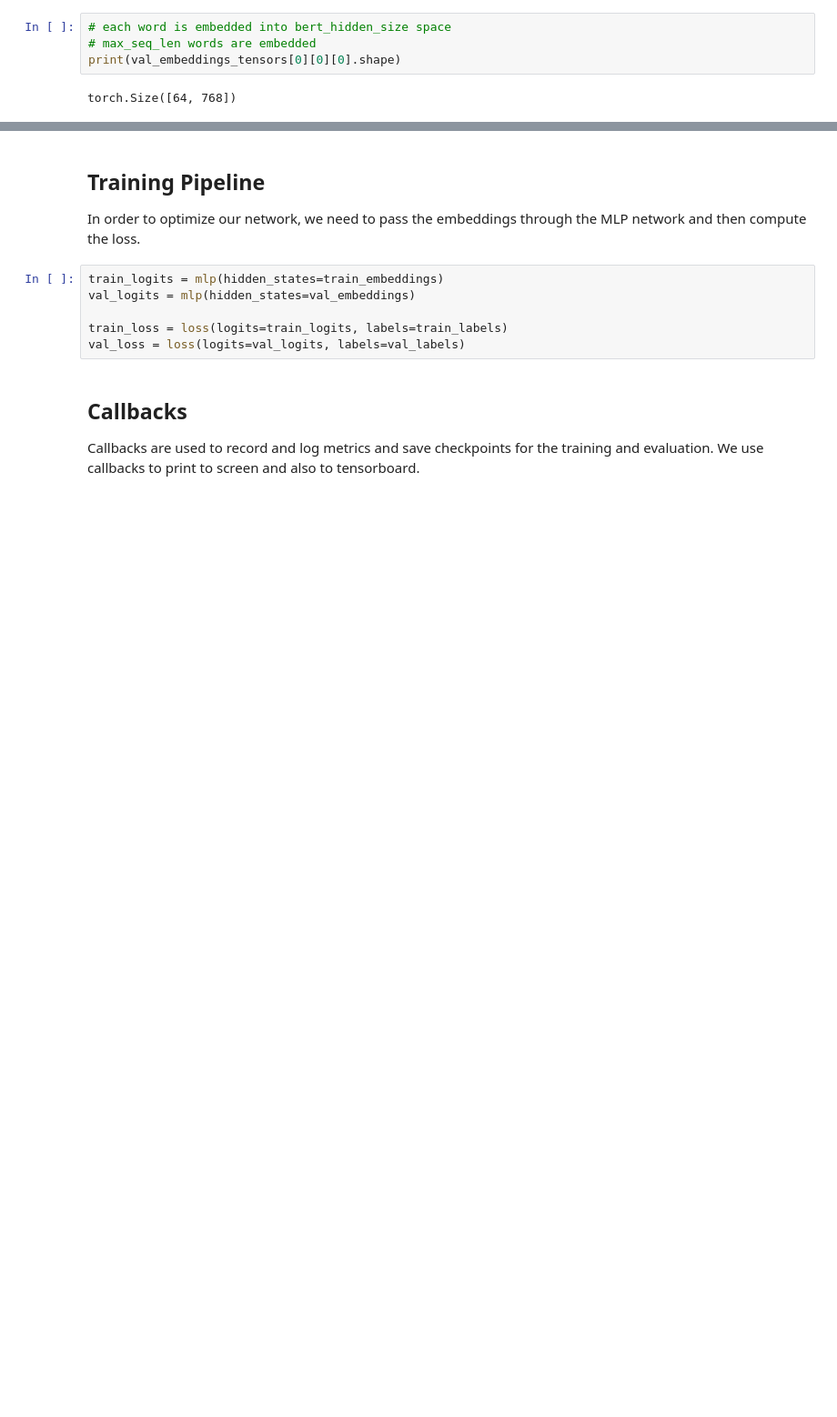
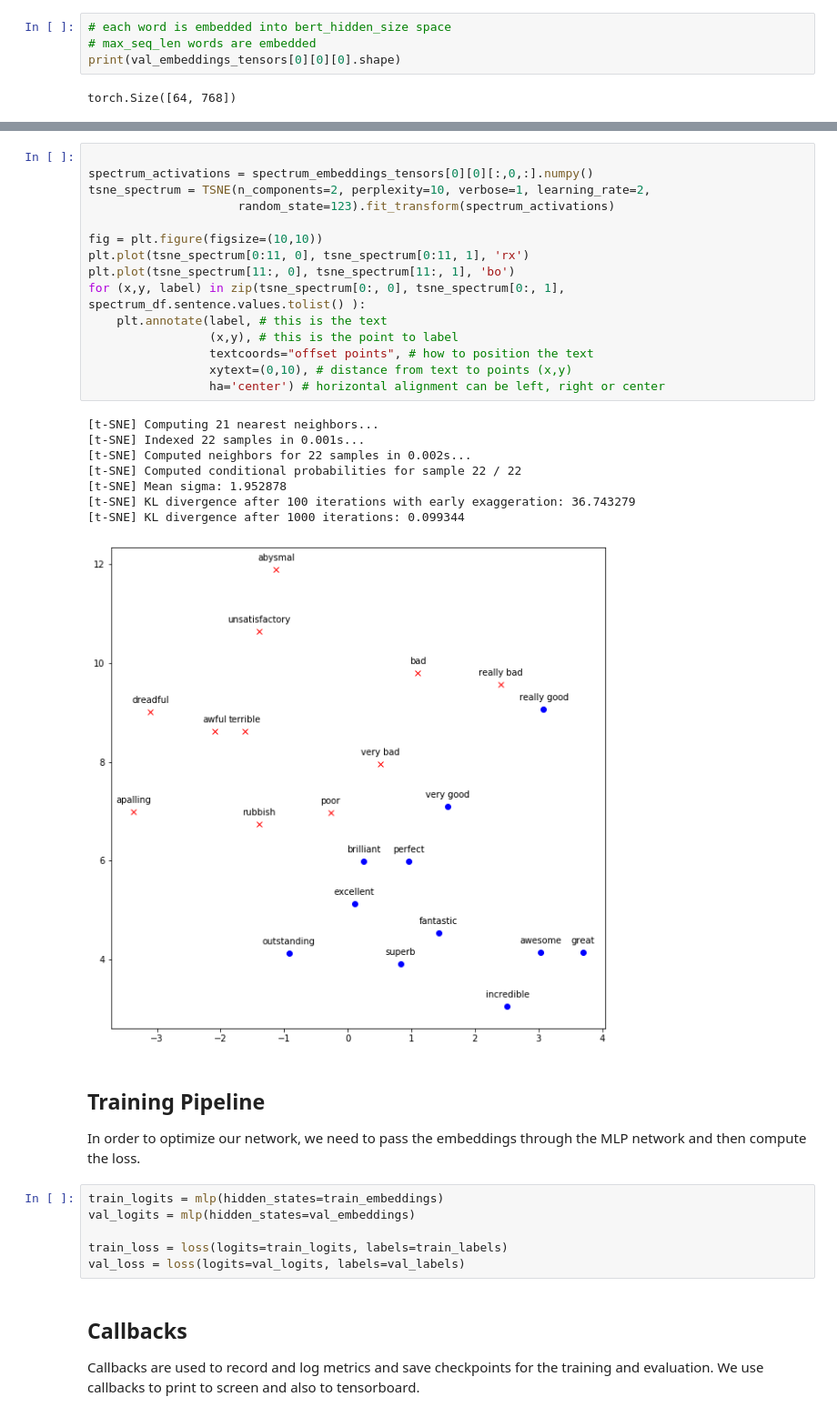
Before and after one commit to ericharper/sentence-classification, a Jupyter notebook: sentence_classification.ipynb, the cells around one changed output, grey strips where cells are left out. Shown at 91% size. Saved outputs shown, nothing was run; the diff lists cells and outputs as text; blank space fills up the shorter version.

```diff
--- a/sentence_classification.ipynb
+++ b/sentence_classification.ipynb
@@ -383,3 +482,27 @@ tensor([[-0.4182, -0.2171, -0.3546,  ..., -0.4809,  0.5344,  0.3483],
+# %%
+
+spectrum_activations = spectrum_embeddings_tensors[0][0][:,0,:].numpy()
+tsne_spectrum = TSNE(n_components=2, perplexity=10, verbose=1, learning_rate=2,
+                     random_state=123).fit_transform(spectrum_activations)
+
+fig = plt.figure(figsize=(10,10))
+plt.plot(tsne_spectrum[0:11, 0], tsne_spectrum[0:11, 1], 'rx')
+plt.plot(tsne_spectrum[11:, 0], tsne_spectrum[11:, 1], 'bo')
+for (x,y, label) in zip(tsne_spectrum[0:, 0], tsne_spectrum[0:, 1], spectrum_df.sentence.values.tolist() ):
+    plt.annotate(label, # this is the text
+                 (x,y), # this is the point to label
+                 textcoords="offset points", # how to position the text
+                 xytext=(0,10), # distance from text to points (x,y)
+                 ha='center') # horizontal alignment can be left, right or center
+# %% [output]
+[t-SNE] Computing 21 nearest neighbors...
+[t-SNE] Indexed 22 samples in 0.001s...
+[t-SNE] Computed neighbors for 22 samples in 0.002s...
+[t-SNE] Computed conditional probabilities for sample 22 / 22
+[t-SNE] Mean sigma: 1.952878
+[t-SNE] KL divergence after 100 iterations with early exaggeration: 36.743279
+[t-SNE] KL divergence after 1000 iterations: 0.099344
+[figure, added]
 # %% [markdown]
 ## Training Pipeline
 
```
Also changed, not shown: parts of 54 cells of this notebook, 2 other files.
